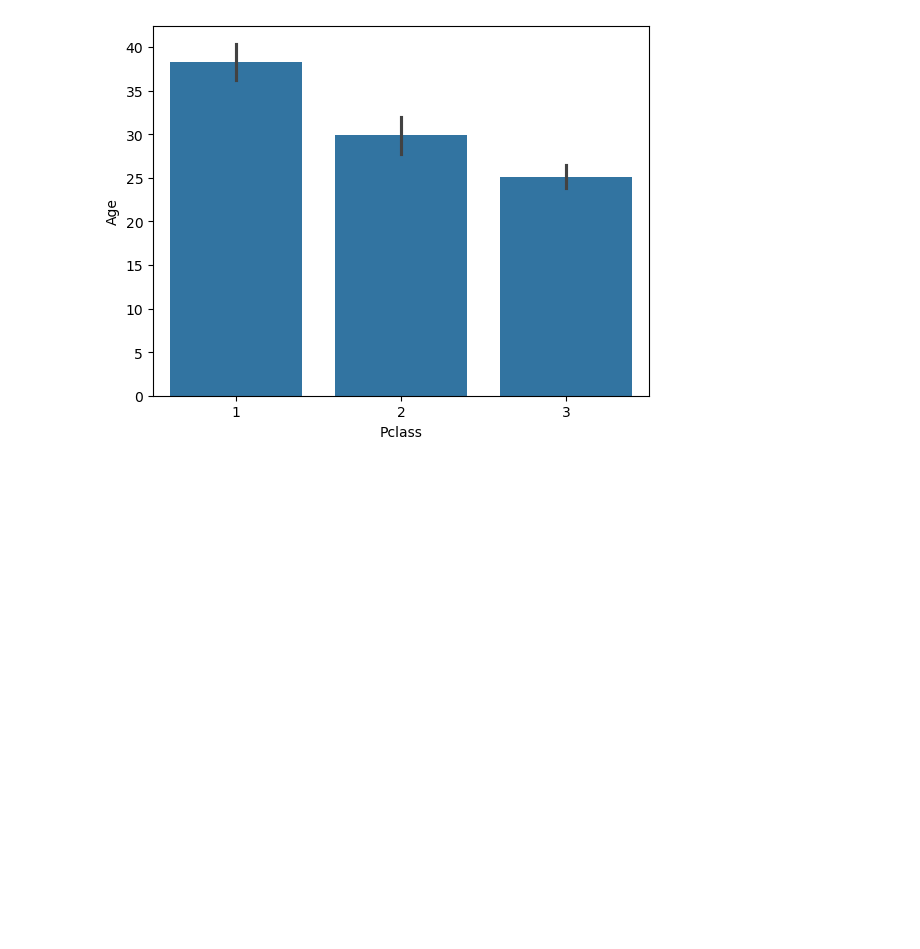
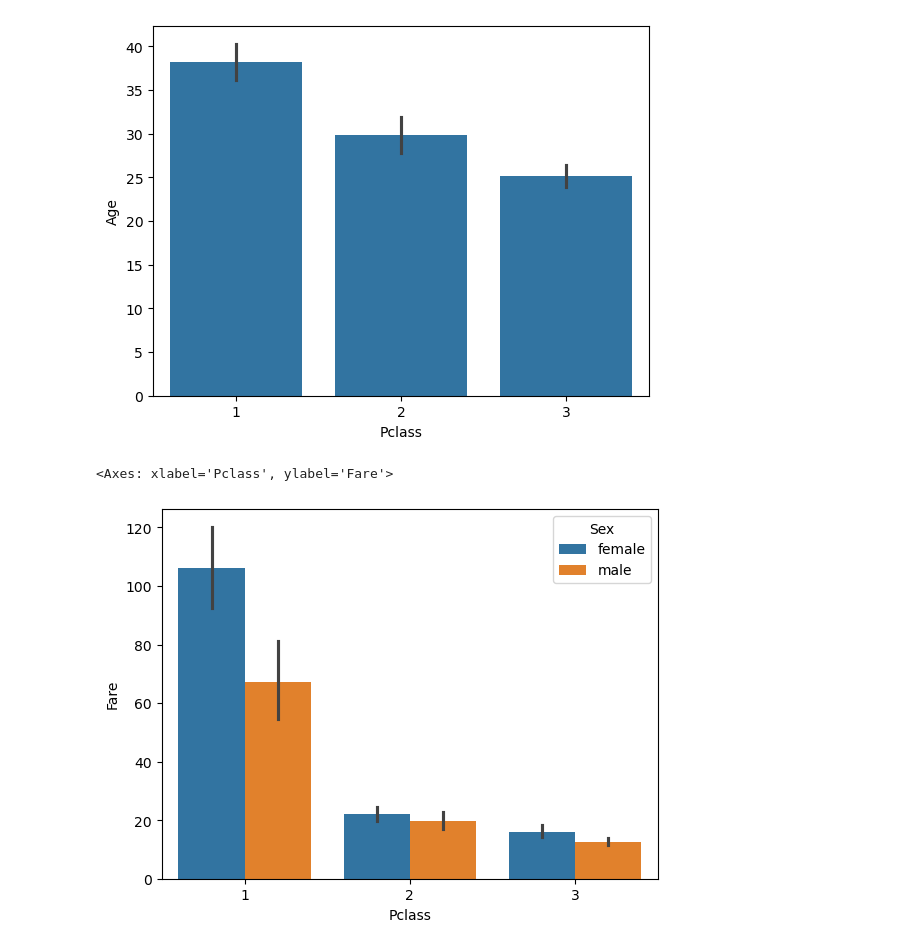
Before and after one commit to Jitudebnath/python, a Jupyter notebook: EDA/Eda.ipynb, the cells around one changed output. Cells and saved outputs as stored; diff of their text form; code cells hidden in the pictures; blank space fills up the shorter version.

```diff
--- a/EDA/Eda.ipynb
+++ b/EDA/Eda.ipynb
@@ -165,3 +168,13 @@ sns.barplot(
 # %% [output]
 <Axes: xlabel='Pclass', ylabel='Age'>
 [figure]
+# %%
+sns.barplot(
+    data=titanic,
+    x='Pclass',
+    y='Fare',
+    hue='Sex'
+    )
+# %% [output]
+<Axes: xlabel='Pclass', ylabel='Fare'>
+[figure, added]
```
Also changed, not shown: parts of 24 cells of this notebook, 5 other files.
